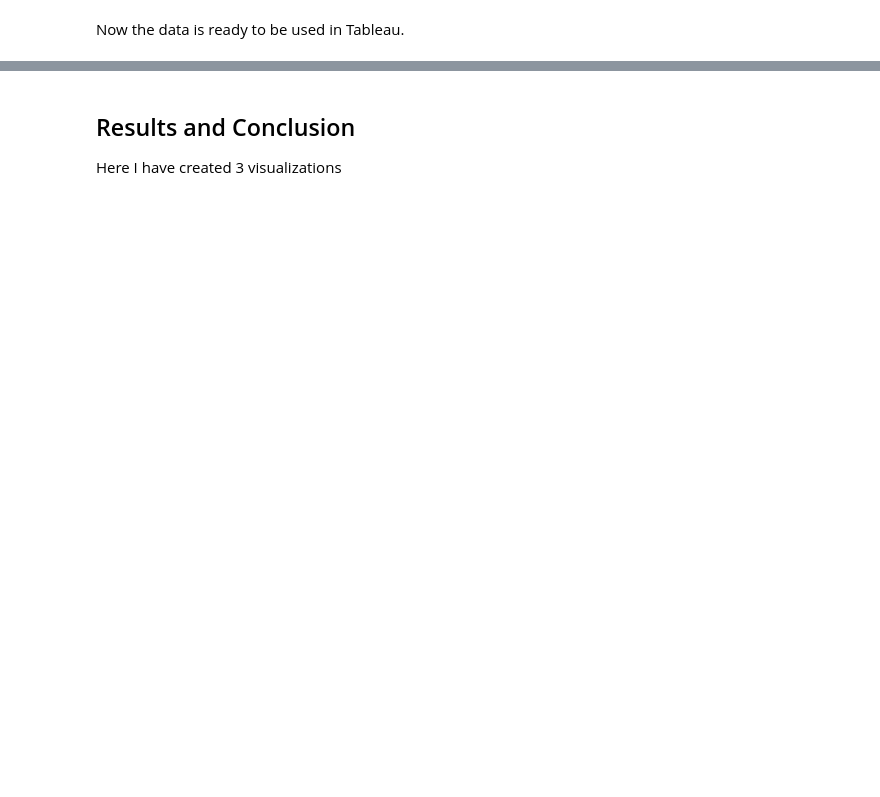
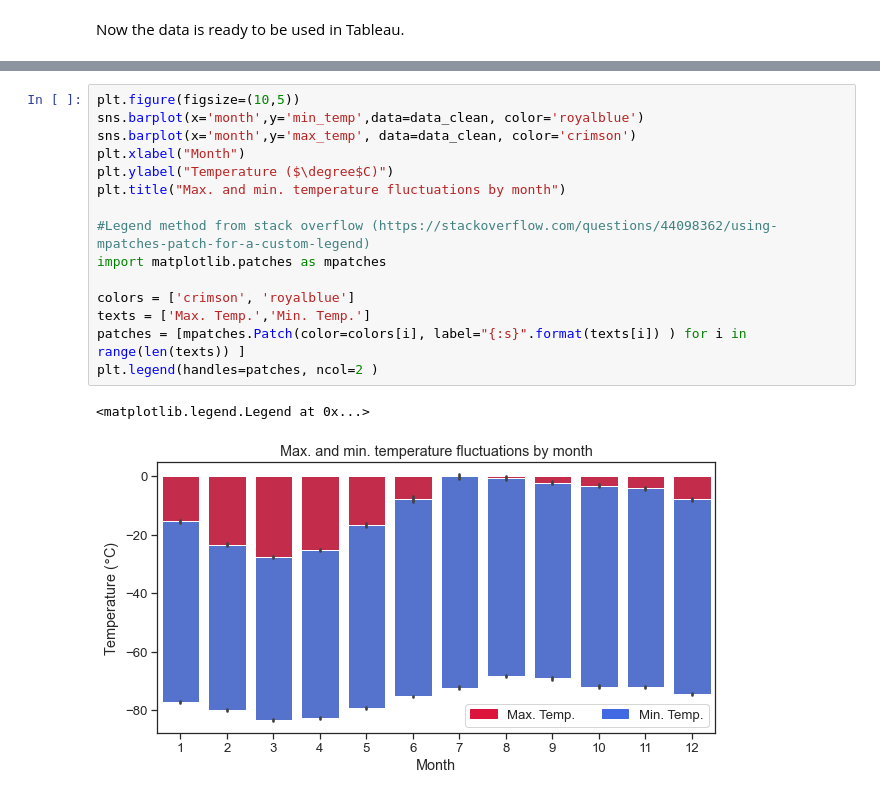
Before and after one commit to data301-2021-winter1/group15-project, a Jupyter notebook: notebooks/analysis1.ipynb, the cells around one changed output, grey strips where cells are left out. Saved outputs shown, nothing was run; the diff lists cells and outputs as text; blank space fills up the shorter version.

```diff
--- a/notebooks/analysis1.ipynb
+++ b/notebooks/analysis1.ipynb
@@ -236,4 +244,18 @@ Now we can see how the pressure values are distributed by month. Unfortunately,
-# %% [markdown]
-## Results and Conclusion
-
-Here I have created 3 visualizations
+# %%
+plt.figure(figsize=(10,5))
+sns.barplot(x='month',y='min_temp',data=data_clean, color='royalblue')
+sns.barplot(x='month',y='max_temp', data=data_clean, color='crimson')
+plt.xlabel("Month")
+plt.ylabel("Temperature ($\degree$C)")
+plt.title("Max. and min. temperature fluctuations by month")
+
+#Legend method from stack overflow (https://stackoverflow.com/questions/44098362/using-mpatches-patch-for-a-custom-legend)
+import matplotlib.patches as mpatches
+
+colors = ['crimson', 'royalblue']
+texts = ['Max. Temp.','Min. Temp.']
+patches = [mpatches.Patch(color=colors[i], label="{:s}".format(texts[i]) ) for i in range(len(texts)) ]
+plt.legend(handles=patches, ncol=2 )
+# %% [output]
+<matplotlib.legend.Legend at 0x...>
+[figure, added]
```
Also changed, not shown: parts of 17 cells of this notebook, 1 other file.
